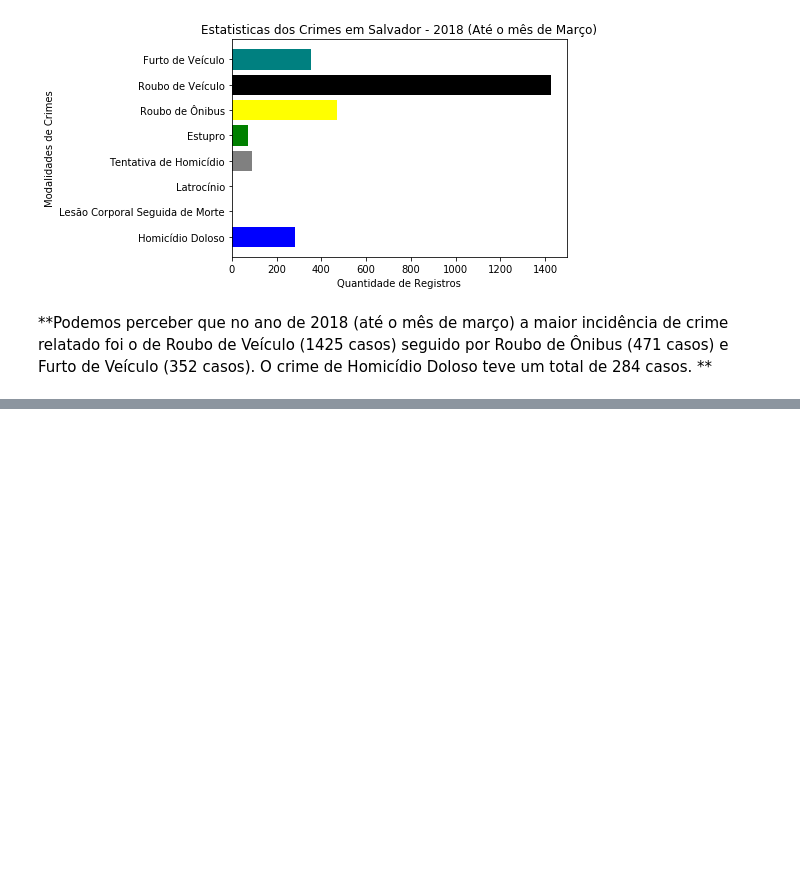
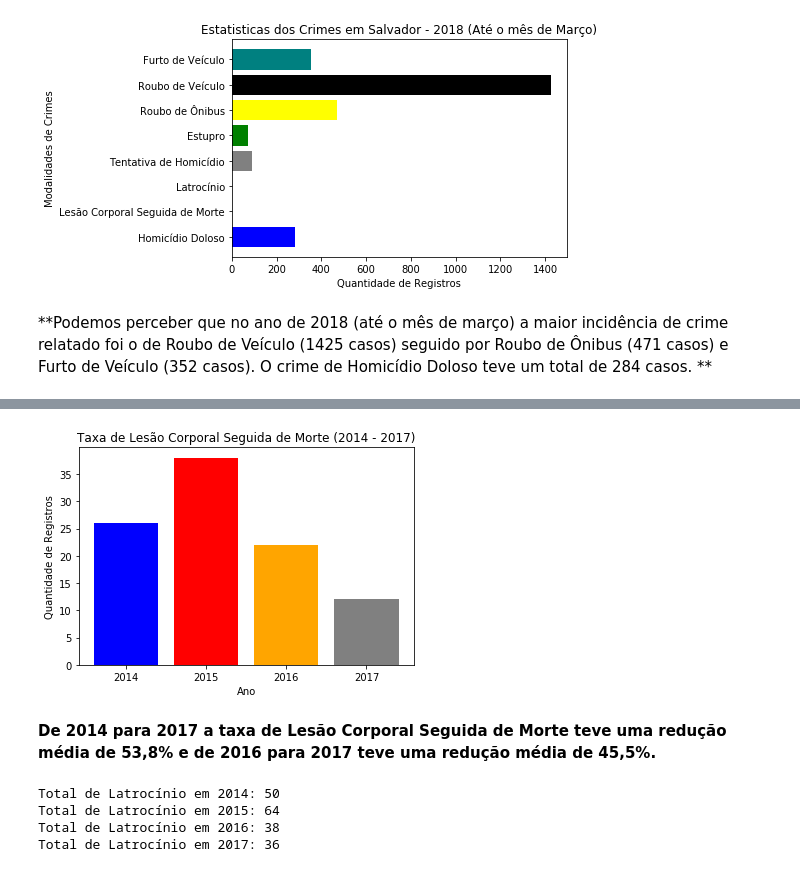
Before and after one commit to jcpsantos/projeto_safe_salvador, a Jupyter notebook: dados_seg_pub_ssa.ipynb, the cells around one changed output, grey strips where cells are left out. Cells and saved outputs as stored; diff of their text form; code cells hidden in the pictures; blank space fills up the shorter version.

```diff
--- a/dados_seg_pub_ssa.ipynb
+++ b/dados_seg_pub_ssa.ipynb
@@ -705,0 +745,26 @@ O crime de Homicídio Doloso teve um total de 284 casos. **
+# %%
+locations = [1, 2, 3, 4]
+heights = [(lista2014[1]), (lista2015[1]), (lista2016[1]), (lista2017[1])]
+labels = ['2014', '2015', '2016', '2017']
+colors = ['blue', 'red', 'orange', 'gray']
+plt.bar(locations, heights, align='center', color= colors, ecolor='black',tick_label=labels )
+plt.title('Taxa de Lesão Corporal Seguida de Morte (2014 - 2017)')
+plt.xlabel('Ano')
+plt.ylabel('Quantidade de Registros')
+plt.width = 1.0
+# %% [output]
+[figure, added]
+# %% [markdown]
+**De 2014 para 2017 a taxa de Lesão Corporal Seguida de Morte teve uma redução média de 53,8% e de 2016 para 2017 teve uma redução média de 45,5%.**
+# %%
+#Latrocínio
+
+print("Total de Latrocínio em 2014: {0}".format(lista2014[2]))
+print("Total de Latrocínio em 2015: {0}".format(lista2015[2]))
+print("Total de Latrocínio em 2016: {0}".format(lista2016[2]))
+print("Total de Latrocínio em 2017: {0}".format(lista2017[2]))
+# %% [output]
+Total de Latrocínio em 2014: 50
+Total de Latrocínio em 2015: 64
+Total de Latrocínio em 2016: 38
+Total de Latrocínio em 2017: 36
```
Also changed, not shown: parts of 7 cells of this notebook.
